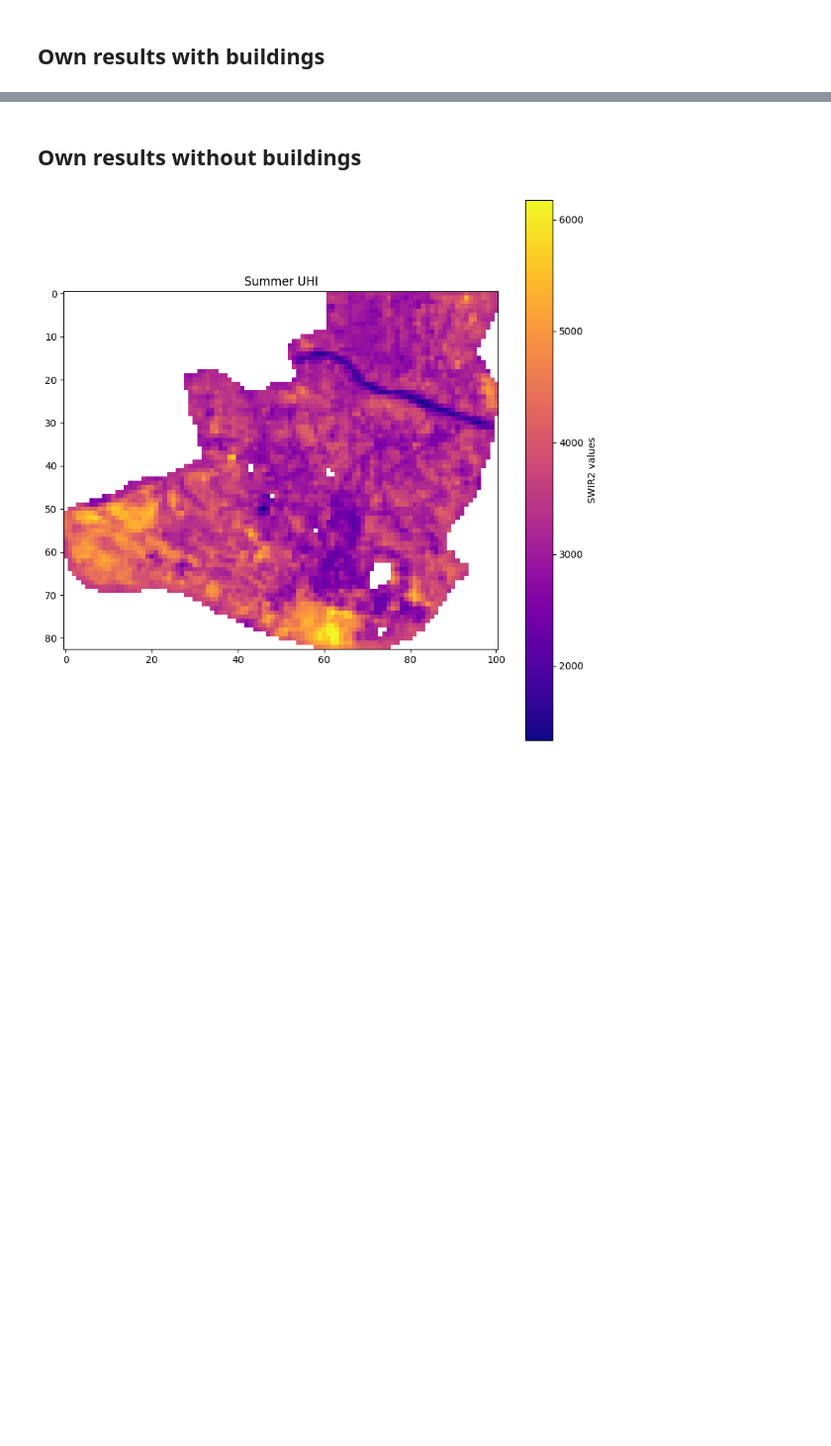
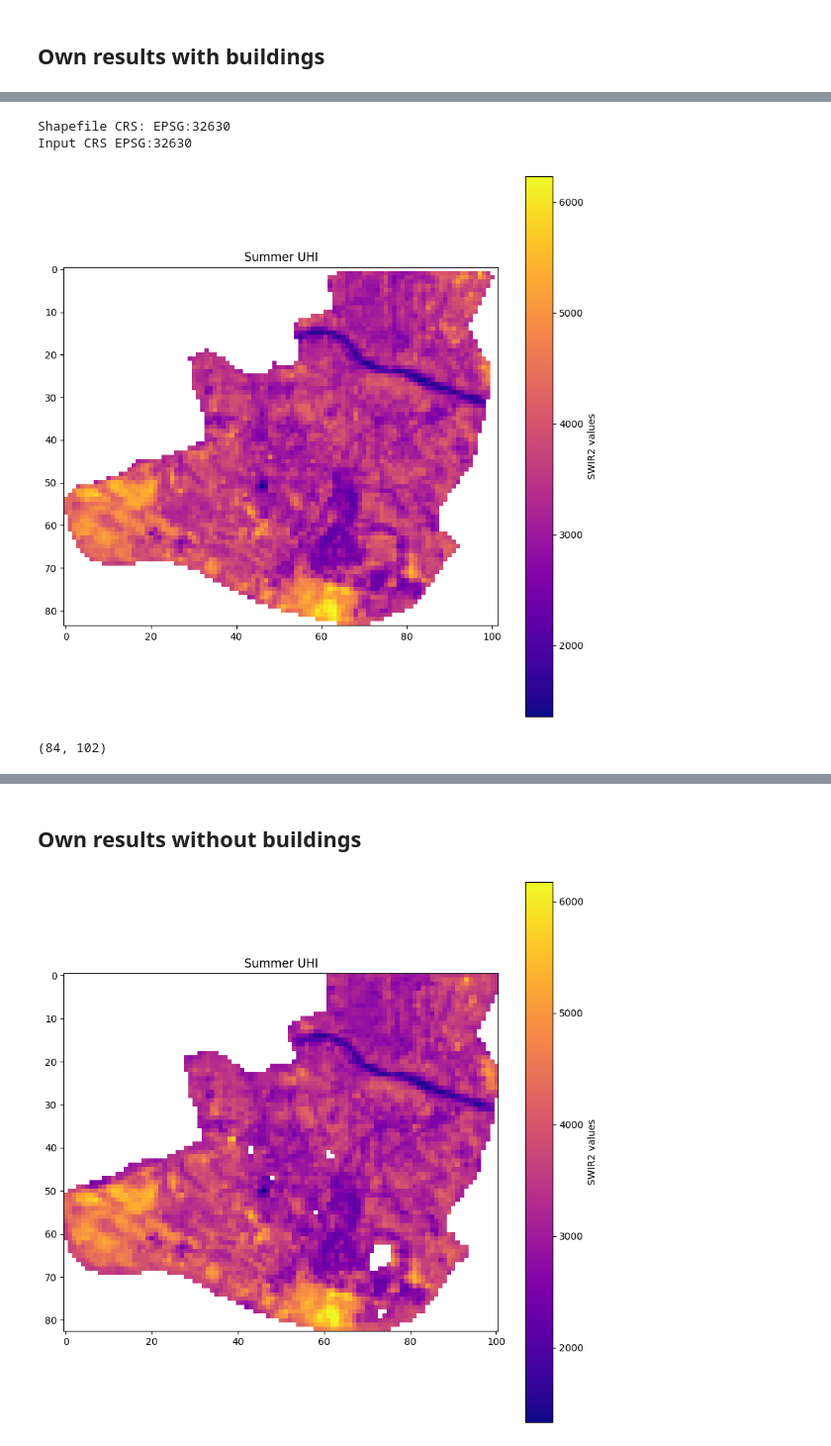
Before and after one commit to ayubero/uhi, a Jupyter notebook: scripts/compare_uhis.ipynb, the cells around one changed output, grey strips where cells are left out. Shown at 99% size. Cells and saved outputs as stored; diff of their text form; code cells hidden in the pictures; blank space fills up the shorter version.

```diff
--- a/scripts/compare_uhis.ipynb
+++ b/scripts/compare_uhis.ipynb
@@ -95,0 +155,24 @@ plt.show()
+# %%
+swir2_corrected_path = '../data/swir2_average_upscaled_corrected.tif'
+mask_shapefile('../data/shapefiles/zaragoza_outline.shp', swir2_raw_path, swir2_corrected_path, 0)
+# %% [output]
+Shapefile CRS: EPSG:32630
+Input CRS EPSG:32630
+# %%
+with rasterio.open(swir2_corrected_path) as src:
+    no_data_value = src.nodata
+    swir2_band = src.read(1)
+
+swir2_band = np.ma.masked_where(swir2_band == no_data_value, swir2_band)
+
+plt.figure(figsize=(10, 10))
+plt.imshow(swir2_band, cmap='plasma')
+plt.colorbar(label='SWIR2 values')
+plt.title(f'Summer UHI')
+plt.show()
+# %% [output]
+[figure, added]
+# %%
+swir2_band.shape
+# %% [output]
+(84, 102)
```
Also changed, not shown: parts of 15 cells of this notebook.
